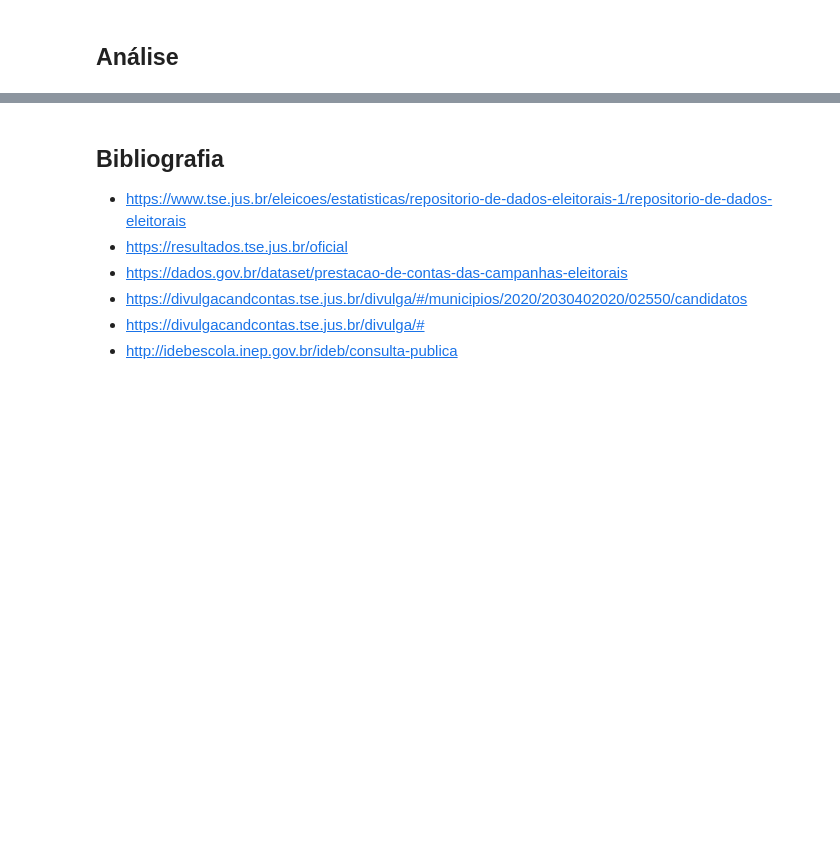
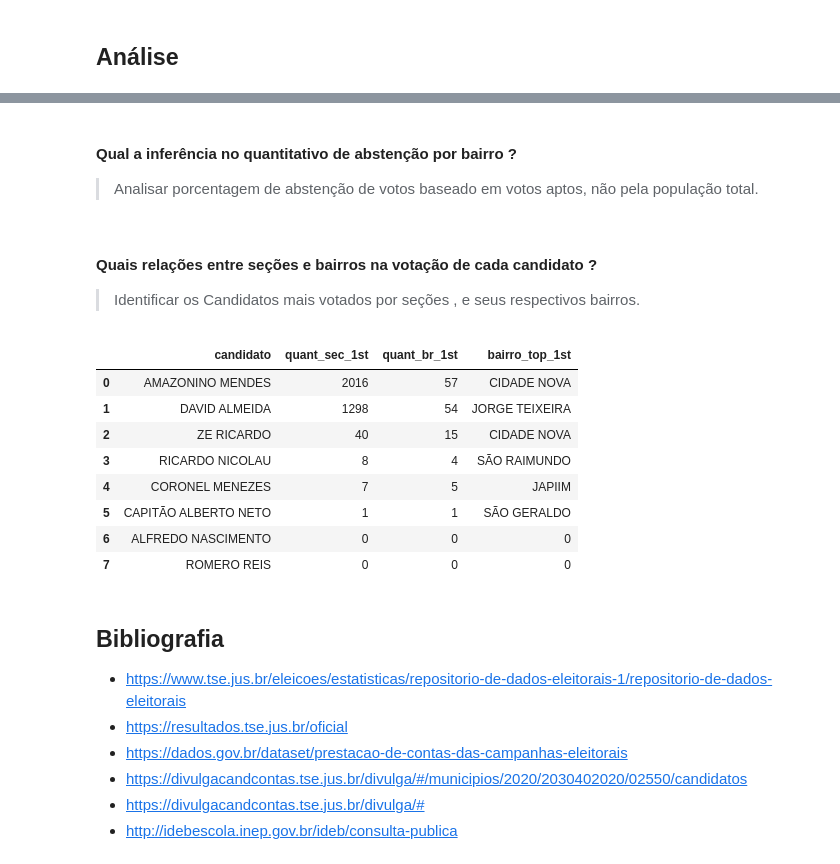
Before and after one commit to bmnds/uea-data-science-04-data-processing, a Jupyter notebook: trabalho-final/Notebook_Trabalho_Final.ipynb, the cells around one changed output, grey strips where cells are left out. Cells and saved outputs as stored; diff of their text form; code cells hidden in the pictures; blank space fills up the shorter version.

Commit message:
Adicionando 2 questões dentro do Tópico Análise.
Há uma pendência em 'linkar' a base de dados final_secoes.csv ao diretório deste notebook.
Coloquei uma observação no mesmo.

```diff
--- a/trabalho-final/Notebook_Trabalho_Final.ipynb
+++ b/trabalho-final/Notebook_Trabalho_Final.ipynb
@@ -223,0 +240,3 @@ df_geral.sample(10)
+# %%
+dt_final_secoes = pd.read_csv("/content/gdrive/MyDrive/UEA_POS_CD/modulo4/trabalho-final/datasets/csv/final_secoes.csv",sep=',',index_col=0)
+dt_final_secoes.head()
@@ -223,0 +297,9 @@ df_geral.sample(10)
+# %%
+# APLICANDO CORREÇÃO NOS NOMES EM AMBOS DATASETS
+dt_bairros_manaus['bairro'] = dt_bairros_manaus['bairro'].apply(corrigir_nome_bairro)
+dt_final_secoes['bairro'] = dt_final_secoes['bairro'].apply(corrigir_nome_bairro)
+
+bairros = np.unique(dt_final_secoes['bairro'])
+# %% [markdown]
+#### Qual a inferência no quantitativo de abstenção por bairro ?
+> Analisar porcentagem de abstenção de votos baseado em votos aptos, não pela população total.
@@ -224,3 +324,40 @@ df_geral.sample(10)
+# %% [markdown]
+#### Quais relações entre seções e bairros na votação de cada candidato ?
+> Identificar os Candidatos mais votados por seções , e seus respectivos bairros.
+# %%
+candidatos = np.unique([dt_final_secoes['candidato_1st'],dt_final_secoes['candidato_2nd'],dt_final_secoes['candidato_3rd'],dt_final_secoes['candidato_4th']])
+# %%
+df = pd.DataFrame()
+for candidato in candidatos:
+  # candidato mais votado
+  df_aux = dt_final_secoes['candidato_1st'].loc[dt_final_secoes['candidato_1st'] == candidato]
+  # bairros mais assíduo (bairro_top) , bairros
+  df_aux2 = [len(np.unique(dt_final_secoes['bairro'].loc[dt_final_secoes['candidato_1st'] == candidato])),
+             dt_final_secoes['bairro'].loc[dt_final_secoes['candidato_1st'] == candidato].describe().top,
+             list(dt_final_secoes['bairro'].loc[dt_final_secoes['candidato_1st'] == candidato])]
+
+  # candidato,quant_sec_1st,quant_br_1st,bairro_top,bairros
+  frame = pd.Series([candidato,df_aux.shape[0],df_aux2[0],df_aux2[1],df_aux2[2]])
+
+  df = pd.concat([df,frame],axis=1,ignore_index=True)
+
+df = df.T
+df.columns = ['candidato','quant_sec_1st','quant_br_1st','bairro_top_1st','bairros_1st']
+# %%
+"""Adicionando 0 a campos vazios"""
+df.fillna(0,inplace=True)
+df = df.sort_values(by='quant_sec_1st',ascending=False,ignore_index=True)
+df.drop(columns=['bairros_1st'])
+# %% [output]
+|  | candidato | quant_sec_1st | quant_br_1st | bairro_top_1st |
+| 0 | AMAZONINO MENDES | 2016 | 57 | CIDADE NOVA |
+| 1 | DAVID ALMEIDA | 1298 | 54 | JORGE TEIXEIRA |
+| 2 | ZE RICARDO | 40 | 15 | CIDADE NOVA |
+| 3 | RICARDO NICOLAU | 8 | 4 | SÃO RAIMUNDO |
+| 4 | CORONEL MENEZES | 7 | 5 | JAPIIM |
+| 5 | CAPITÃO ALBERTO NETO | 1 | 1 | SÃO GERALDO |
+| 6 | ALFREDO NASCIMENTO | 0 | 0 | 0 |
+| 7 | ROMERO REIS | 0 | 0 | 0 |
 # %% [markdown]
 ## Bibliografia
 * https://www.tse.jus.br/eleicoes/estatisticas/repositorio-de-dados-eleitorais-1/repositorio-de-dados-eleitorais
```
Also changed, not shown: parts of 8 cells of this notebook.
